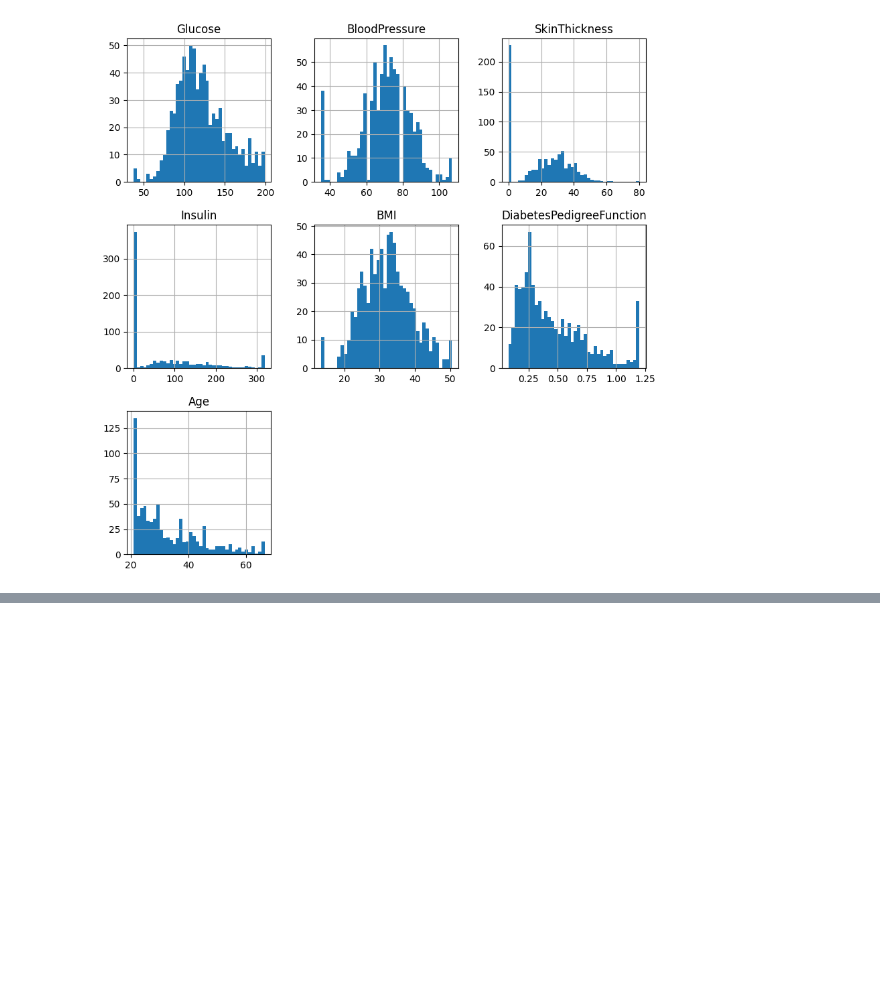
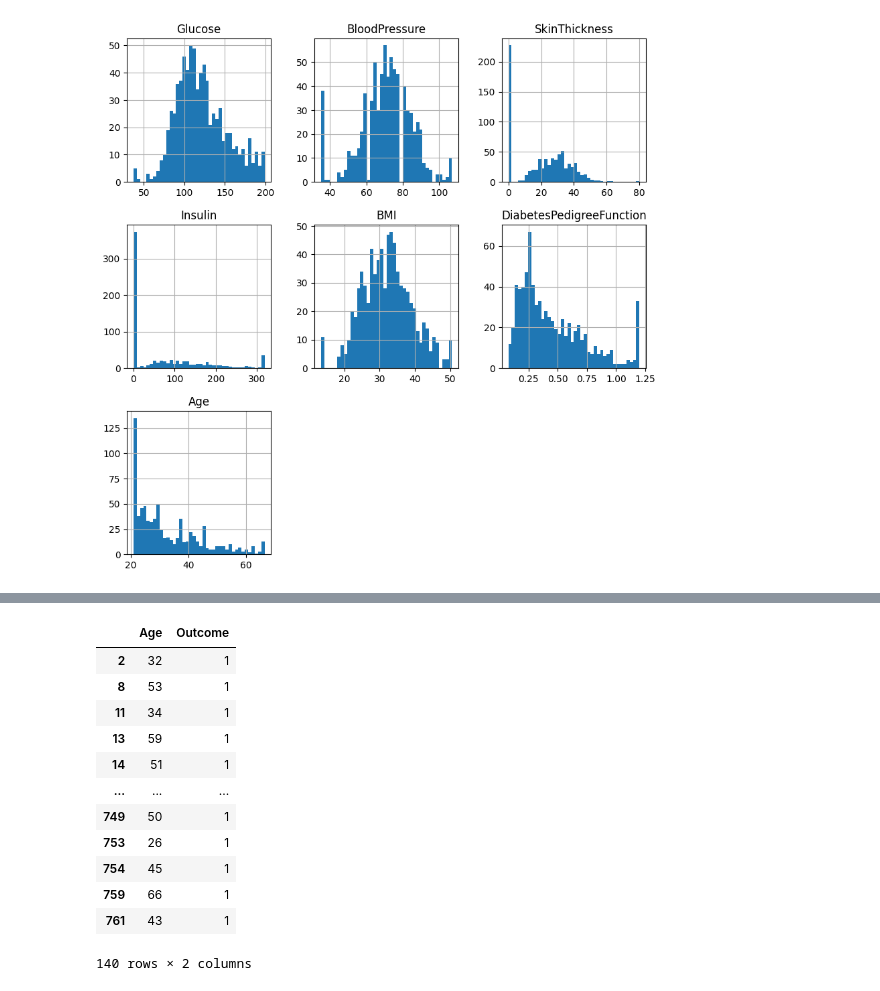
Before and after one commit to Carnit/Machine_learning, a Jupyter notebook: LAB_7/diabetes_plot.ipynb, the cells around one changed output, grey strips where cells are left out. Saved outputs shown, nothing was run; the diff lists cells and outputs as text; code cells hidden in the pictures; blank space fills up the shorter version.

```diff
--- a/LAB_7/diabetes_plot.ipynb
+++ b/LAB_7/diabetes_plot.ipynb
@@ -281,0 +327,17 @@ array([[<Axes: title={'center': 'Glucose'}>,
+# %%
+glucose_g_150 = df[df['Glucose'] > 150][['Age','Outcome']]
+glucose_g_150
+# %% [output]
+|  | Age | Outcome |
+| 2 | 32 | 1 |
+| 8 | 53 | 1 |
+| 11 | 34 | 1 |
+| 13 | 59 | 1 |
+| 14 | 51 | 1 |
+| ... | ... | ... |
+| 749 | 50 | 1 |
+| 753 | 26 | 1 |
+| 754 | 45 | 1 |
+| 759 | 66 | 1 |
+| 761 | 43 | 1 |
+140 rows × 2 columns
```
Also changed, not shown: parts of 3 cells of this notebook, 4 other files.
